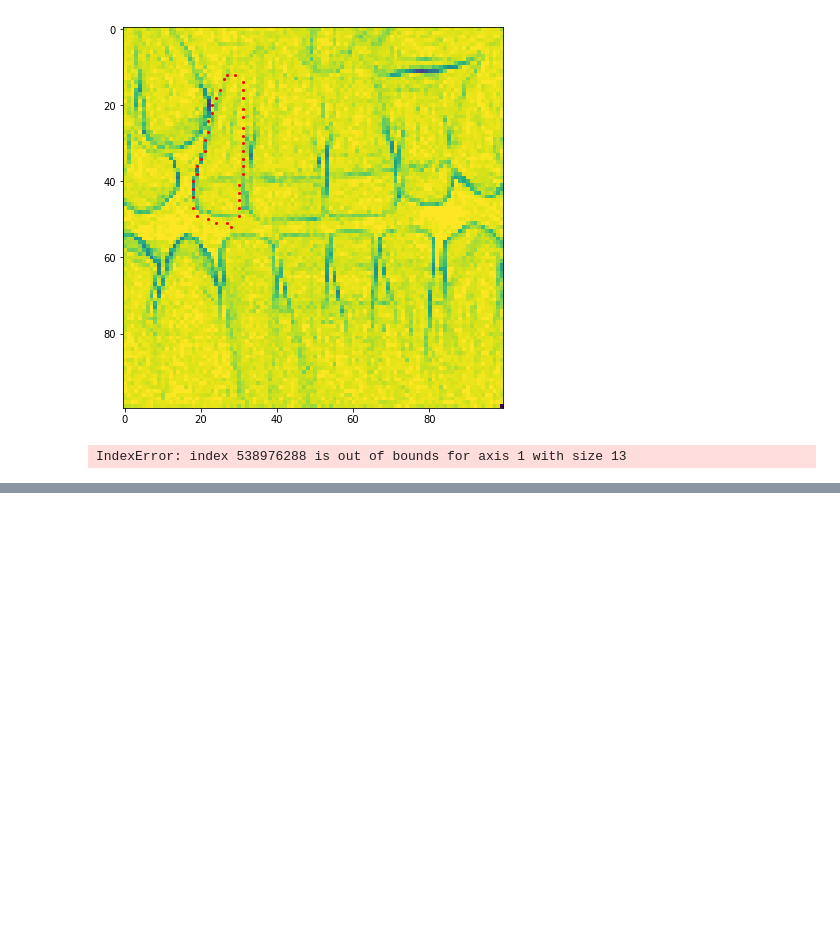
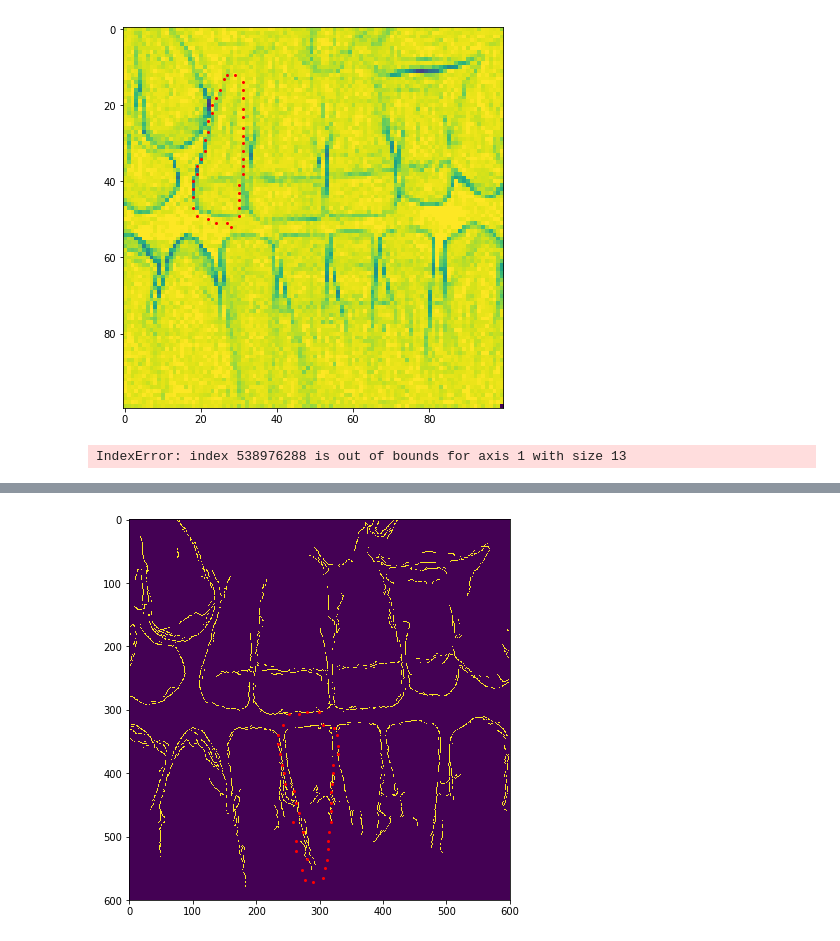
Before and after one commit to Aoriseth/Python-Active-shape-model-for-Incisor-Segmentation, a Jupyter notebook: ActiveFitContour.ipynb, the cells around one changed output, grey strips where cells are left out. Drawn from its saved outputs; the diff is of its cells as text; code cells hidden in the pictures; blank space fills up the shorter version.

```diff
--- a/ActiveFitContour.ipynb
+++ b/ActiveFitContour.ipynb
@@ -266,0 +277,11 @@ IndexError: index 538976288 is out of bounds for axis 1 with size 13
+# %%
+new_tooth = active_contour(tooth, edge_img, 25, 1)
+fm.show_with_points(edge_img, new_tooth)
+
+# for i in range(7):
+#     tooth = fm.load_tooth_of_piece(i+1)
+#     new_points, total_error = fit_measure(tooth, 25, edge_img)
+#     new_points_list = np.append(new_points_list,new_points)
+# fm.show_with_points(edge_img, new_points_list.reshape(-1,2))
+# %% [output]
+[figure, added]
```
Also changed, not shown: parts of 6 cells of this notebook, 6 other files.
